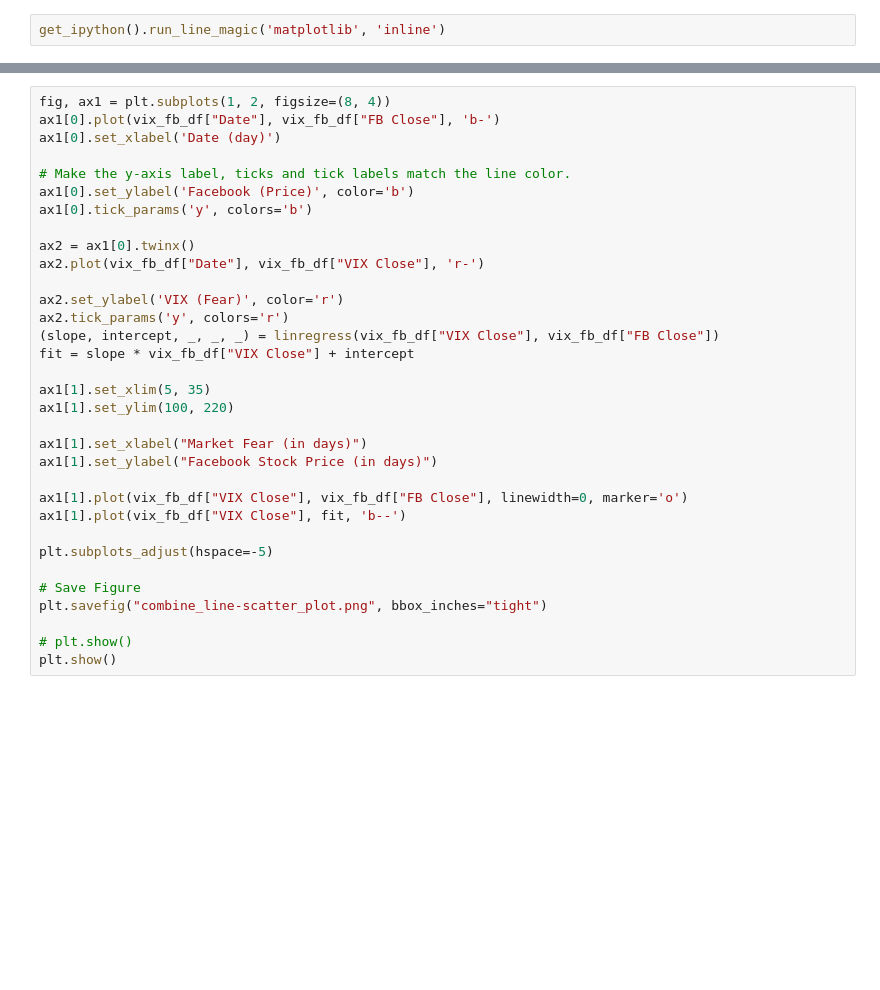
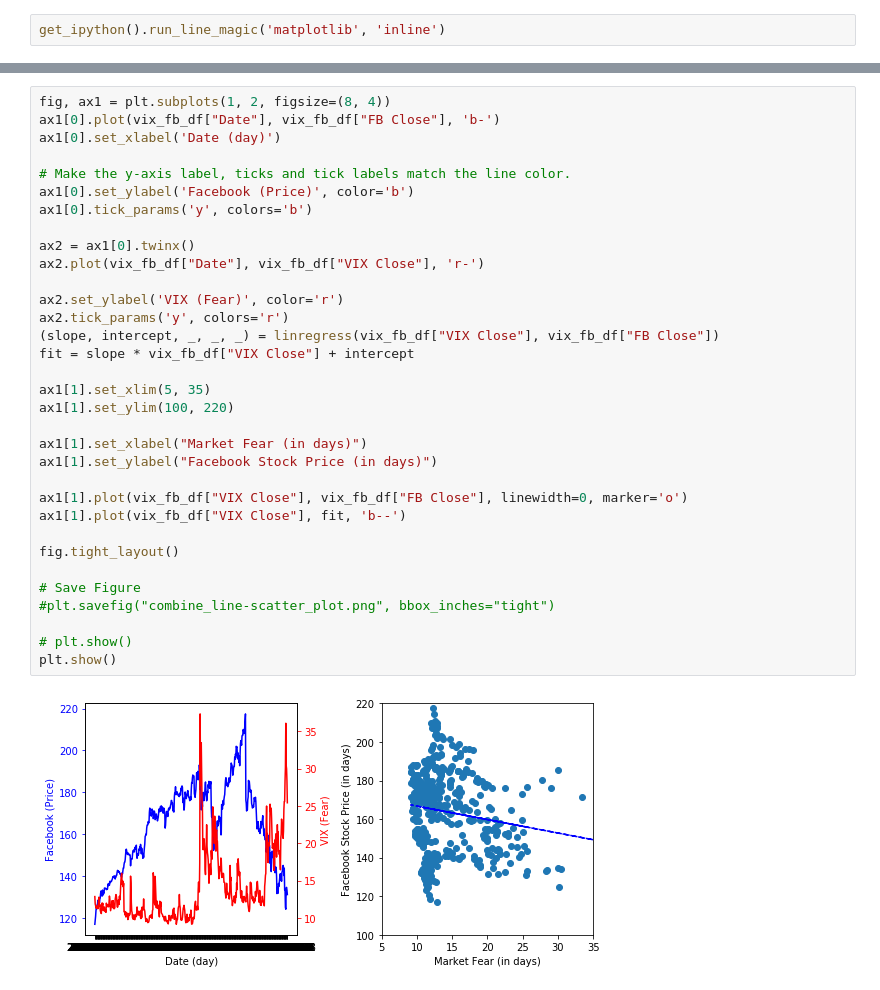
Before and after one commit to diana-md/DataAnalystsGuru, a Jupyter notebook: Combine_Code_Playbook.ipynb, the cells around one changed output, grey strips where cells are left out. Drawn from its saved outputs; the diff is of its cells as text; blank space fills up the shorter version.

```diff
--- a/Combine_Code_Playbook.ipynb
+++ b/Combine_Code_Playbook.ipynb
@@ -221,35 +285,37 @@ plt.show()
 fig, ax1 = plt.subplots(1, 2, figsize=(8, 4))
 ax1[0].plot(vix_fb_df["Date"], vix_fb_df["FB Close"], 'b-')
 ax1[0].set_xlabel('Date (day)')
 
 # Make the y-axis label, ticks and tick labels match the line color.
 ax1[0].set_ylabel('Facebook (Price)', color='b')
 ax1[0].tick_params('y', colors='b')
 
 ax2 = ax1[0].twinx()
 ax2.plot(vix_fb_df["Date"], vix_fb_df["VIX Close"], 'r-')
 
 ax2.set_ylabel('VIX (Fear)', color='r')
 ax2.tick_params('y', colors='r')
 (slope, intercept, _, _, _) = linregress(vix_fb_df["VIX Close"], vix_fb_df["FB Close"])
 fit = slope * vix_fb_df["VIX Close"] + intercept
 
 ax1[1].set_xlim(5, 35)
 ax1[1].set_ylim(100, 220)
 
 ax1[1].set_xlabel("Market Fear (in days)")
 ax1[1].set_ylabel("Facebook Stock Price (in days)")
 
 ax1[1].plot(vix_fb_df["VIX Close"], vix_fb_df["FB Close"], linewidth=0, marker='o')
 ax1[1].plot(vix_fb_df["VIX Close"], fit, 'b--')
 
-plt.subplots_adjust(hspace=-5)
+fig.tight_layout()
 
 # Save Figure
-plt.savefig("combine_line-scatter_plot.png", bbox_inches="tight")
+#plt.savefig("combine_line-scatter_plot.png", bbox_inches="tight")
 
 # plt.show()
 plt.show()
+# %% [output]
+[figure, added]
 # %%
 (slope, intercept, _, _, _) = linregress(vix_fb_df["VIX Close"], vix_fb_df["FB Close"])
 fit = slope * vix_fb_df["VIX Close"] + intercept
```
Also changed, not shown: parts of 25 cells of this notebook, 3 other files.
